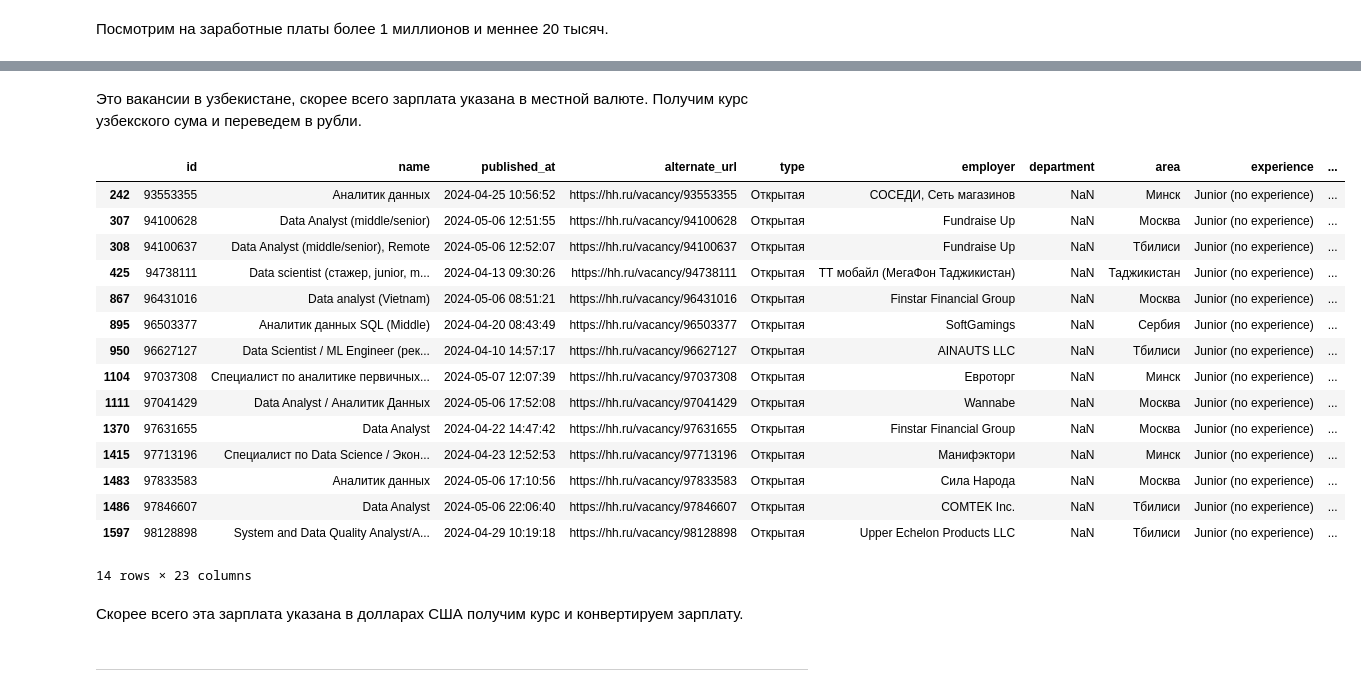
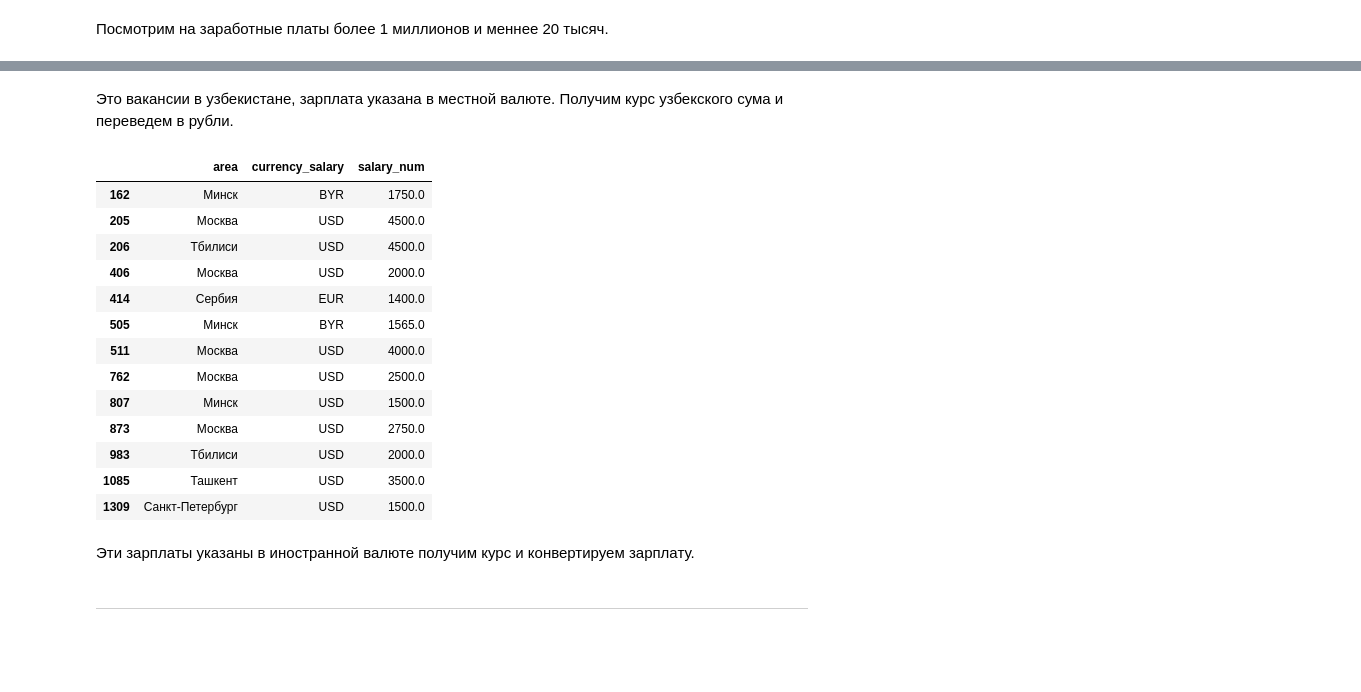
Before and after one commit to KuBaN658/vacancy_analysis, a Jupyter notebook: vacancy_analysis.ipynb, the cells around one changed output, grey strips where cells are left out. Saved outputs shown, nothing was run; the diff lists cells and outputs as text; code cells hidden in the pictures; blank space fills up the shorter version.

```diff
--- a/vacancy_analysis.ipynb
+++ b/vacancy_analysis.ipynb
@@ -227,8 +229,3 @@ vacancies[
-# %%
-vacancies.drop_duplicates(
-    subset=['name', 'published_date', 'employer', 'department', 'area', 'description'],
-    keep=False, inplace=True
-)
 # %%
 print(f'Удалили {1 - vacancies.shape[0] / start_data_size:.2%} данных')
 # %% [output]
@@ -346,12 +339,8 @@ def calc_experience(value: str) -> str:
     str: Квалификационный уровень на основе опыта работы.
     """
 
-    # Если первый символ строки меньше 'А', возвращаем исходное значение
-    if value[0] < 'А':
-        return value
-
     # Используем регулярное выражение для поиска цифр в строке
-    experience = re.findall(r'd', value)
+    experience = re.findall(r'\d', value)
 
     # Если цифры не найдены, считаем, что опыт работы отсутствует
     if not experience:
@@ -501,7 +492,7 @@ for sequence in skills_data:
         counter[skill] = counter.get(skill, 0) + 1
 
 # Фильтруем словарь 'counter', оставляя только те навыки, которые встречаются более 20 раз
-counter = {k: v for k, v in counter.items() if v > 20}
+counter = {k: v for k, v in counter.items() if v > 10}
 
 # Сортируем словарь 'counter' по убыванию частоты встречаемости навыков
 counter = dict(sorted(counter.items(), key=lambda item: item[1], reverse=True))
@@ -718,33 +708,32 @@ vacancies[grid]
 # %% [markdown]
-Это вакансии в узбекистане, скорее всего зарплата указана в местной валюте. Получим курс узбекского сума и переведем в рубли.
+Это вакансии в узбекистане, зарплата указана в местной валюте. Получим курс узбекского сума и переведем в рубли.
 # %%
 # получаем курс валют ЦБ
-data = requests.get('https://www.cbr-xml-daily.ru/daily_json.js').json()
+CB = requests.get('https://www.cbr-xml-daily.ru/daily_json.js').json()
 
 # вычисляем курс обмена
-uzs = data['Valute']['UZS']
+currency = vacancies.loc[grid, 'currency_salary'].iloc[0]
+uzs = CB['Valute'][currency]
 rates = uzs['Value'] / uzs['Nominal']
 
 vacancies.loc[grid, 'salary_num'] = vacancies[grid].salary_num * rates
 # %%
 grid = vacancies.salary_num < 20_000
-vacancies[grid]
+vacancies.loc[grid, ['area', 'currency_salary', 'salary_num']]
 # %% [output]
-|  | id | name | published_at | alternate_url | type | employer | department | area | experience | ... |
-| 242 | 93553355 | Аналитик данных | 2024-04-25 10:56:52 | https://hh.ru/vacancy/93553355 | Открытая | СОСЕДИ, Сеть магазинов | NaN | Минск | Junior (no experience) | ... |
-| 307 | 94100628 | Data Analyst (middle/senior) | 2024-05-06 12:51:55 | https://hh.ru/vacancy/94100628 | Открытая | Fundraise Up | NaN | Москва | Junior (no experience) | ... |
-| 308 | 94100637 | Data Analyst (middle/senior), Remote | 2024-05-06 12:52:07 | https://hh.ru/vacancy/94100637 | Открытая | Fundraise Up | NaN | Тбилиси | Junior (no experience) | ... |
-| 425 | 94738111 | Data scientist (стажер, junior, m... | 2024-04-13 09:30:26 | https://hh.ru/vacancy/94738111 | Открытая | ТТ мобайл (МегаФон Таджикистан) | NaN | Таджикистан | Junior (no experience) | ... |
-| 867 | 96431016 | Data analyst (Vietnam) | 2024-05-06 08:51:21 | https://hh.ru/vacancy/96431016 | Открытая | Finstar Financial Group | NaN | Москва | Junior (no experience) | ... |
-| 895 | 96503377 | Аналитик данных SQL (Middle) | 2024-04-20 08:43:49 | https://hh.ru/vacancy/96503377 | Открытая | SoftGamings | NaN | Сербия | Junior (no experience) | ... |
-| 950 | 96627127 | Data Scientist / ML Engineer (рек... | 2024-04-10 14:57:17 | https://hh.ru/vacancy/96627127 | Открытая | AINAUTS LLC | NaN | Тбилиси | Junior (no experience) | ... |
-| 1104 | 97037308 | Специалист по аналитике первичных... | 2024-05-07 12:07:39 | https://hh.ru/vacancy/97037308 | Открытая | Евроторг | NaN | Минск | Junior (no experience) | ... |
-| 1111 | 97041429 | Data Analyst / Аналитик Данных | 2024-05-06 17:52:08 | https://hh.ru/vacancy/97041429 | Открытая | Wannabe | NaN | Москва | Junior (no experience) | ... |
-| 1370 | 97631655 | Data Analyst | 2024-04-22 14:47:42 | https://hh.ru/vacancy/97631655 | Открытая | Finstar Financial Group | NaN | Москва | Junior (no experience) | ... |
-| 1415 | 97713196 | Специалист по Data Science / Экон... | 2024-04-23 12:52:53 | https://hh.ru/vacancy/97713196 | Открытая | Манифэктори | NaN | Минск | Junior (no experience) | ... |
-| 1483 | 97833583 | Аналитик данных | 2024-05-06 17:10:56 | https://hh.ru/vacancy/97833583 | Открытая | Сила Народа | NaN | Москва | Junior (no experience) | ... |
-| 1486 | 97846607 | Data Analyst | 2024-05-06 22:06:40 | https://hh.ru/vacancy/97846607 | Открытая | COMTEK Inc. | NaN | Тбилиси | Junior (no experience) | ... |
-| 1597 | 98128898 | System and Data Quality Analyst/А... | 2024-04-29 10:19:18 | https://hh.ru/vacancy/98128898 | Открытая | Upper Echelon Products LLC | NaN | Тбилиси | Junior (no experience) | ... |
+|  | area | currency_salary | salary_num |
+| 162 | Минск | BYR | 1750.0 |
+| 205 | Москва | USD | 4500.0 |
+| 206 | Тбилиси | USD | 4500.0 |
+| 406 | Москва | USD | 2000.0 |
+| 414 | Сербия | EUR | 1400.0 |
+| 505 | Минск | BYR | 1565.0 |
+| 511 | Москва | USD | 4000.0 |
+| 762 | Москва | USD | 2500.0 |
+| 807 | Минск | USD | 1500.0 |
+| 873 | Москва | USD | 2750.0 |
+| 983 | Тбилиси | USD | 2000.0 |
+| 1085 | Ташкент | USD | 3500.0 |
+| 1309 | Санкт-Петербург | USD | 1500.0 |
-14 rows × 23 columns
 # %% [markdown]
-Скорее всего эта зарплата указана в долларах США получим курс и конвертируем зарплату.
+Эти зарплаты указаны в иностранной валюте получим курс и конвертируем зарплату.
```
Also changed, not shown: parts of 50 cells of this notebook.
